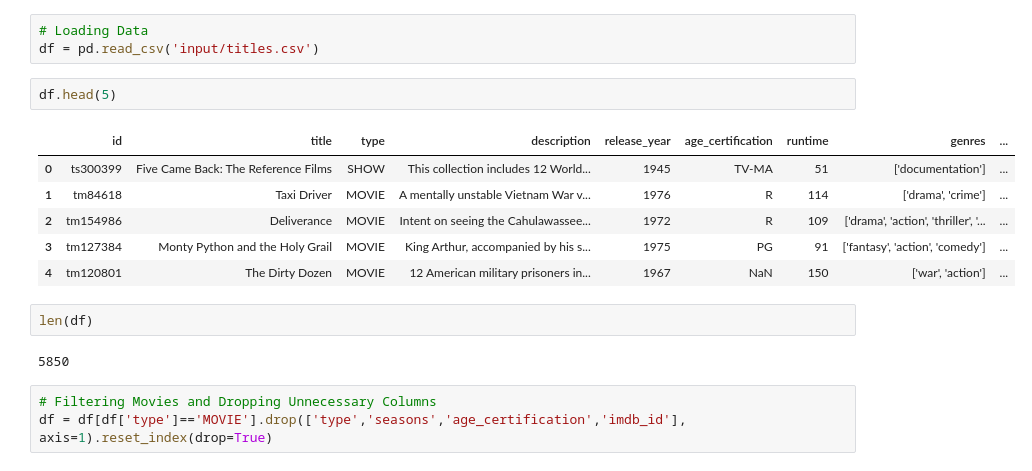
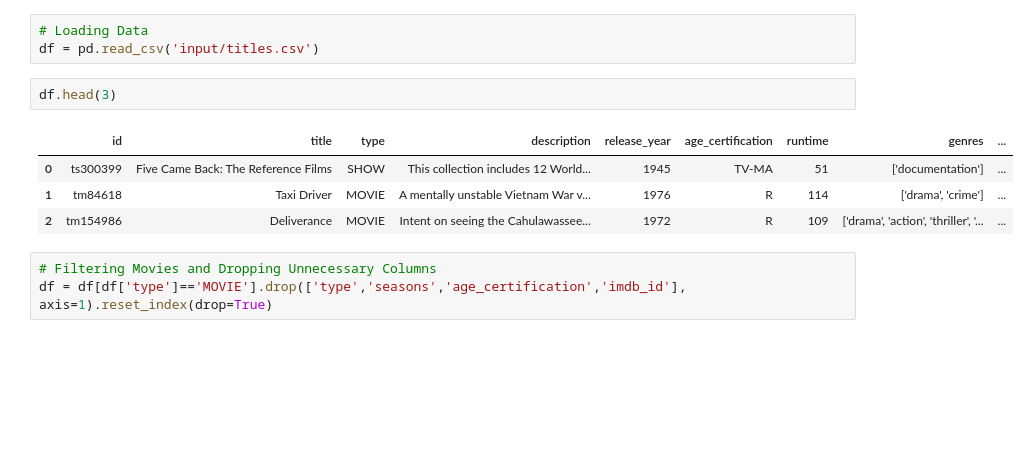
Before and after one commit to MelanieP31/Movie_recommendation_ML, a Jupyter notebook: Netflix_Movie_Pandas.ipynb, the cells around one changed output. Drawn from its saved outputs; the diff is of its cells as text; blank space fills up the shorter version.

```diff
--- a/Netflix_Movie_Pandas.ipynb
+++ b/Netflix_Movie_Pandas.ipynb
@@ -44,18 +42,12 @@ import yake
 # Loading Data
 df = pd.read_csv('input/titles.csv')
 # %%
-df.head(5)
+df.head(3)
 # %% [output]
 |  | id | title | type | description | release_year | age_certification | runtime | genres | ... |
 | 0 | ts300399 | Five Came Back: The Reference Films | SHOW | This collection includes 12 World... | 1945 | TV-MA | 51 | ['documentation'] | ... |
 | 1 | tm84618 | Taxi Driver | MOVIE | A mentally unstable Vietnam War v... | 1976 | R | 114 | ['drama', 'crime'] | ... |
 | 2 | tm154986 | Deliverance | MOVIE | Intent on seeing the Cahulawassee... | 1972 | R | 109 | ['drama', 'action', 'thriller', '... | ... |
-| 3 | tm127384 | Monty Python and the Holy Grail | MOVIE | King Arthur, accompanied by his s... | 1975 | PG | 91 | ['fantasy', 'action', 'comedy'] | ... |
-| 4 | tm120801 | The Dirty Dozen | MOVIE | 12 American military prisoners in... | 1967 | NaN | 150 | ['war', 'action'] | ... |
-# %%
-len(df)
-# %% [output]
-5850
 # %%
 # Filtering Movies and Dropping Unnecessary Columns
 df = df[df['type']=='MOVIE'].drop(['type','seasons','age_certification','imdb_id'], axis=1).reset_index(drop=True)
```
Also changed, not shown: parts of 13 cells of this notebook.
